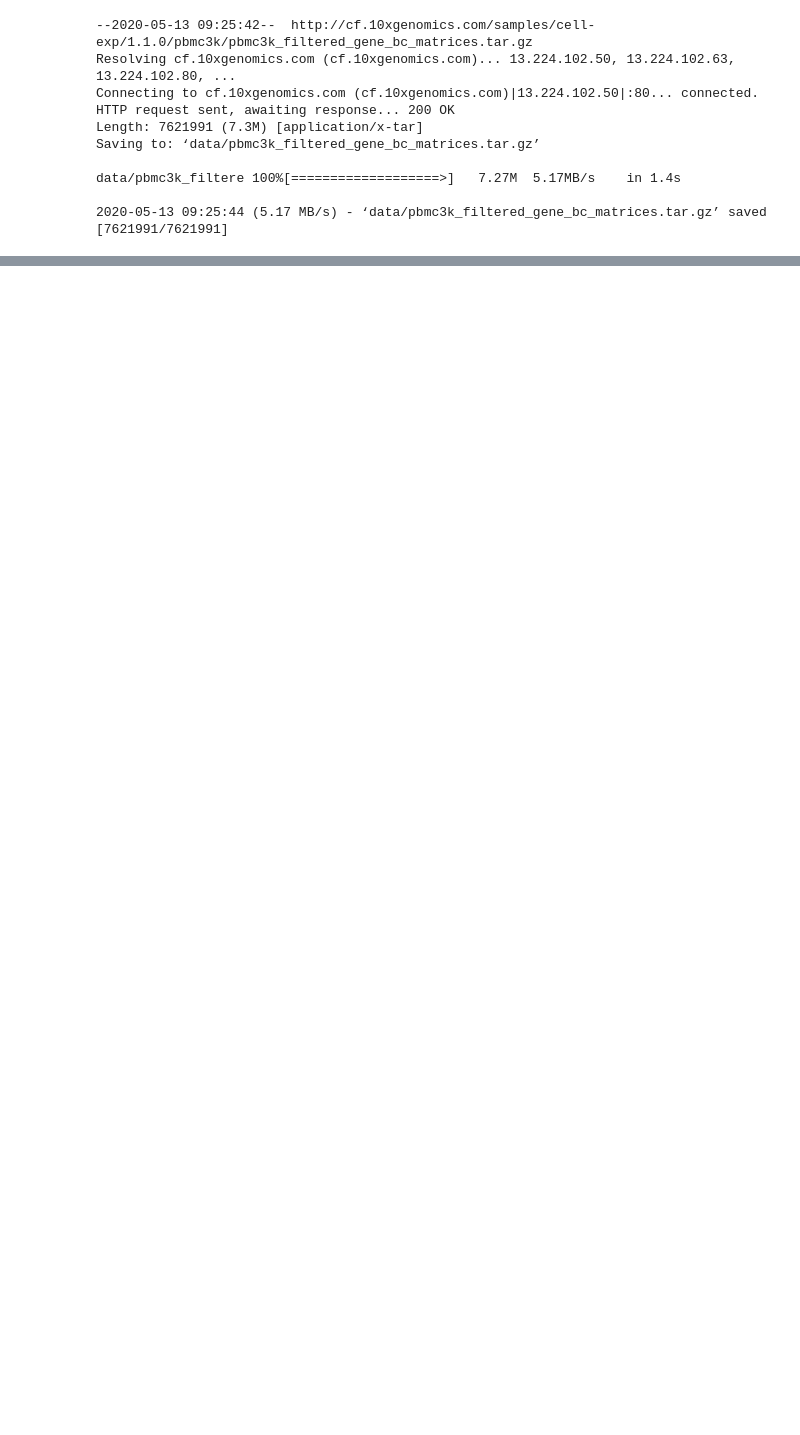
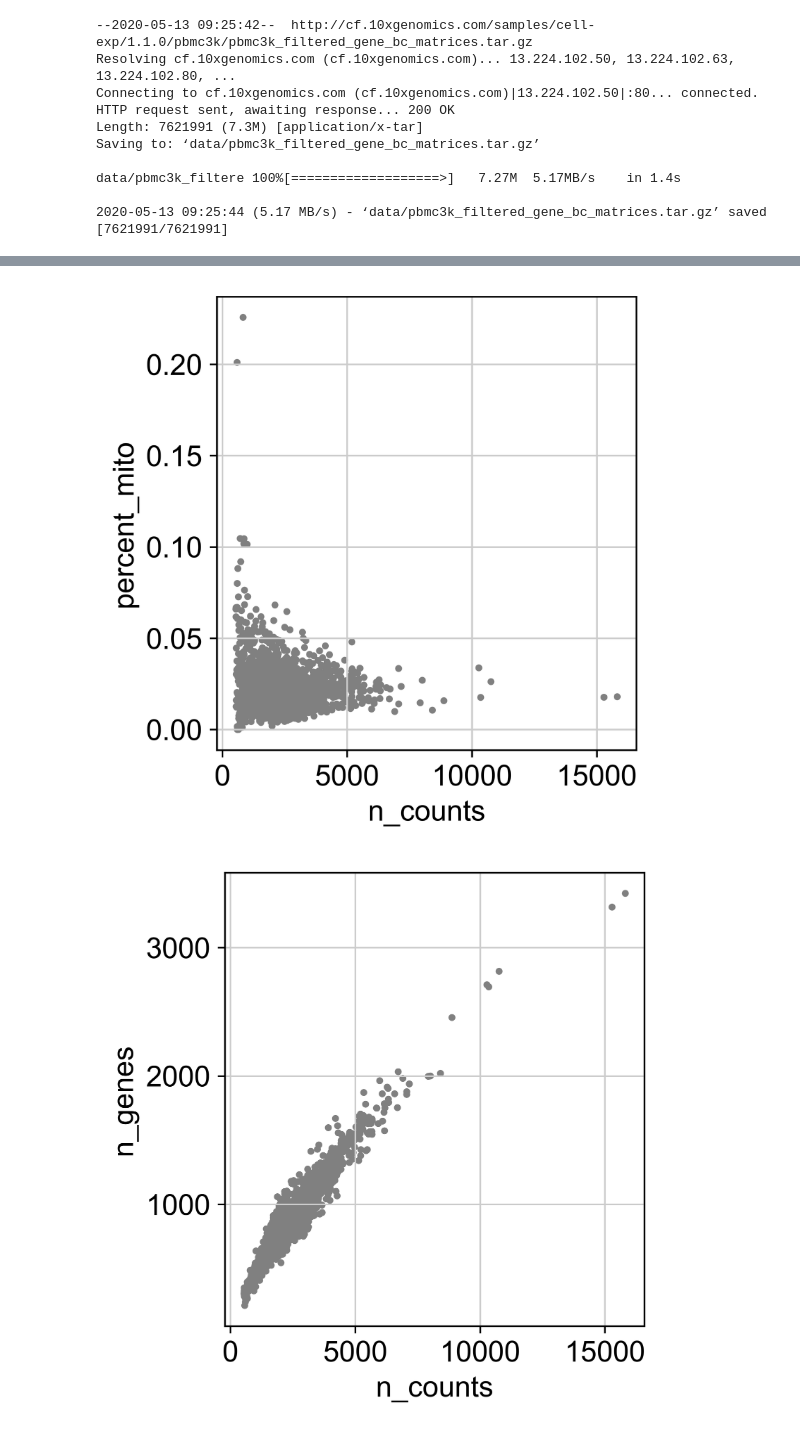
Before and after one commit to Accio/analysing-scRNAseq-with-scanpy-and-besca, a Jupyter notebook: preprocessing-clustering-3kPBMC-with-scanpy.ipynb, the cells around one changed output, grey strips where cells are left out. Cells and saved outputs as stored; diff of their text form; code cells hidden in the pictures; blank space fills up the shorter version.

```diff
--- a/preprocessing-clustering-3kPBMC-with-scanpy.ipynb
+++ b/preprocessing-clustering-3kPBMC-with-scanpy.ipynb
@@ -21,0 +97,6 @@ data/pbmc3k_filtere 100%[===================>]   7.27M  5.17MB/s    in 1.4s
+# %%
+sc.pl.scatter(adata, x='n_counts', y='percent_mito')
+sc.pl.scatter(adata, x='n_counts', y='n_genes')
+# %% [output]
+[figure, added]
+[figure, added]
```
Also changed, not shown: parts of 30 cells of this notebook.
